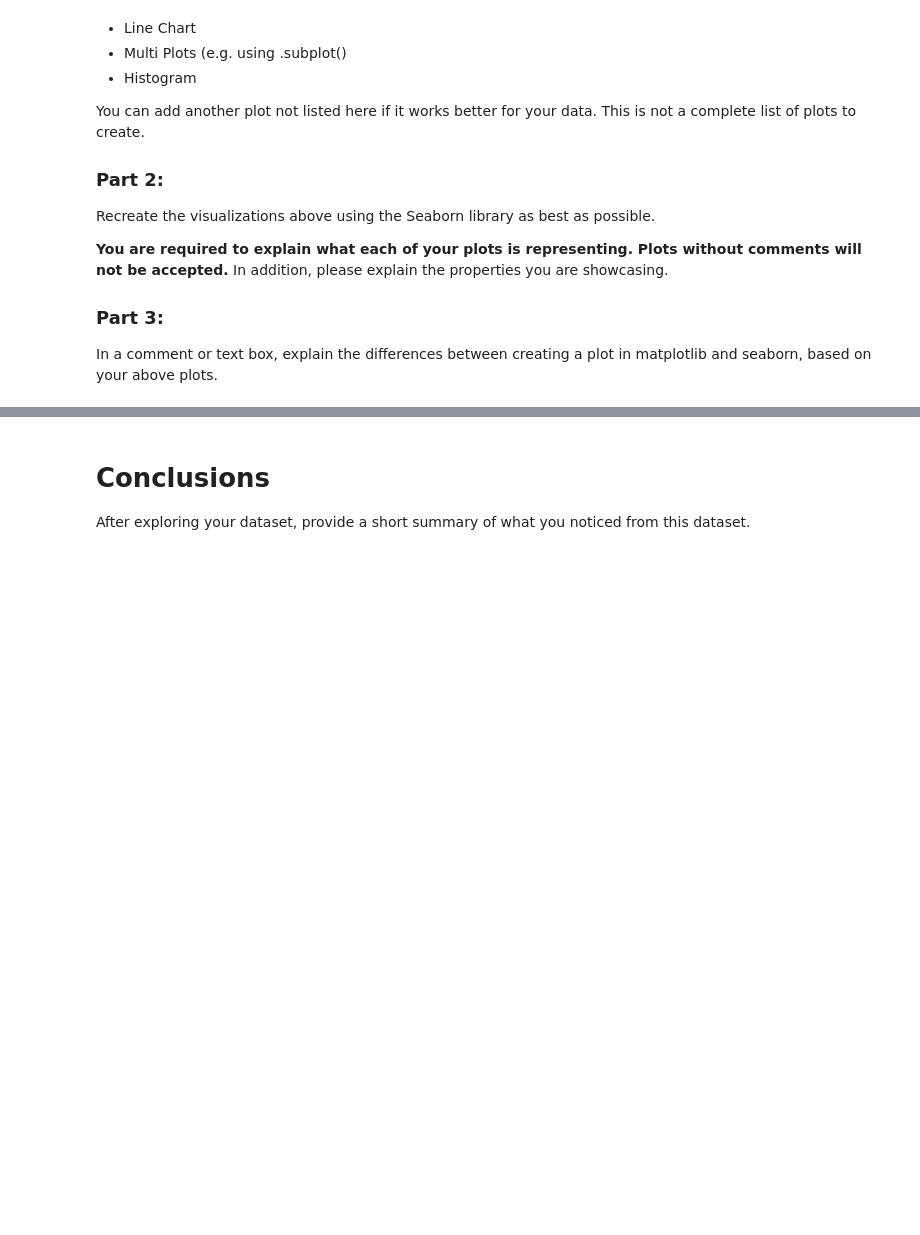
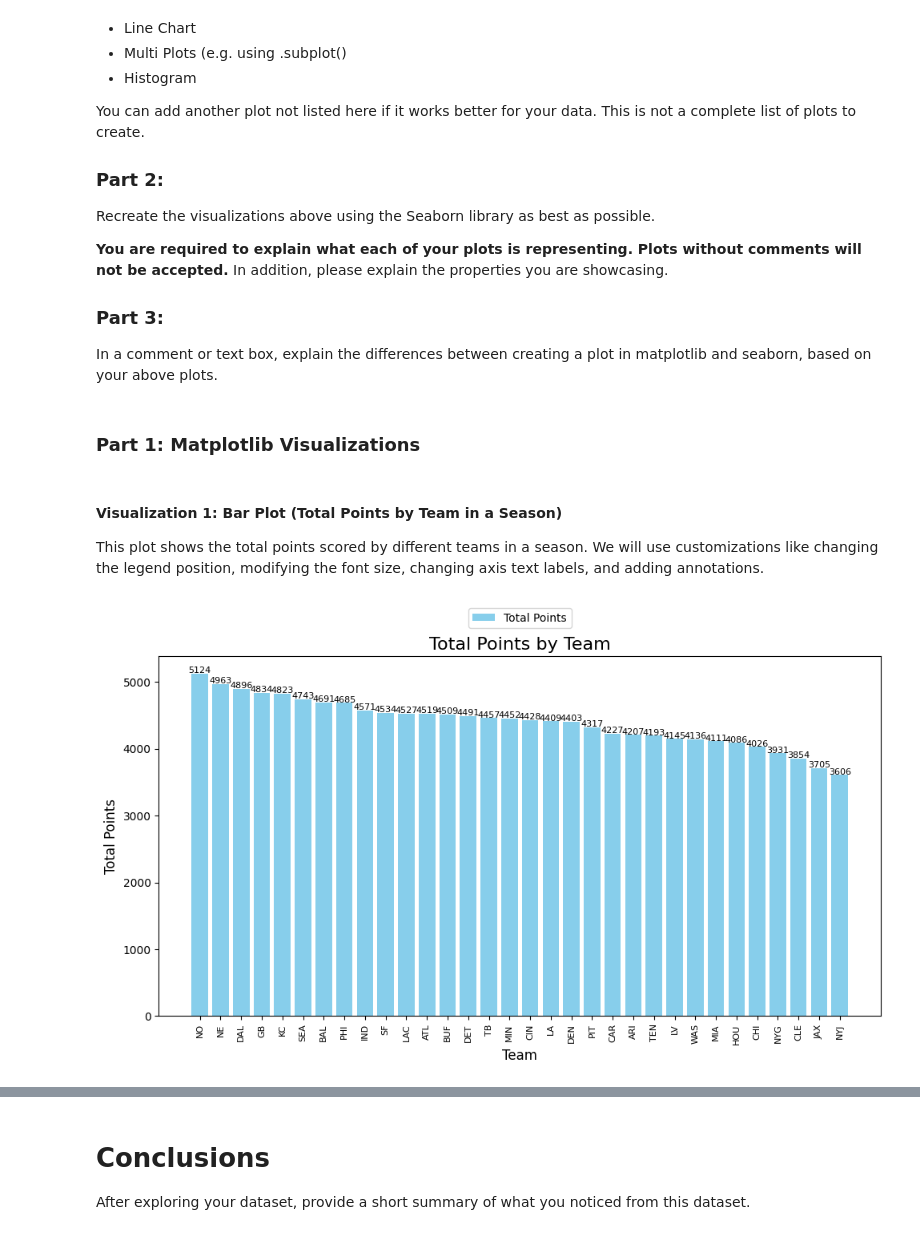
Before and after one commit to kai-ion/Data-602, a Jupyter notebook: Assignment 8/08_assignment.ipynb, the cells around one changed output, grey strips where cells are left out. Cells and saved outputs as stored; diff of their text form; code cells hidden in the pictures; blank space fills up the shorter version.

Commit message:
part 2

```diff
--- a/Assignment 8/08_assignment.ipynb
+++ b/Assignment 8/08_assignment.ipynb
@@ -315,3 +315,36 @@ Recreate the visualizations above using the Seaborn library as best as possible.
 
 ### **Part 3:**
 In a comment or text box, explain the differences between creating a plot in matplotlib and seaborn, based on your above plots.
+# %% [markdown]
+### **Part 1: Matplotlib Visualizations**
+# %% [markdown]
+#### Visualization 1: Bar Plot (Total Points by Team in a Season)
+This plot shows the total points scored by different teams in a season. We will use customizations like changing the legend position, modifying the font size, changing axis text labels, and adding annotations.
+# %%
+import matplotlib.pyplot as plt
+
+# Group data by team and season, and calculate the sum of points
+points_by_team = df.groupby('team')['total_points'].sum().sort_values(ascending=False)
+
+# Step 1: Create a bar plot
+plt.figure(figsize=(10, 6))
+plt.bar(points_by_team.index, points_by_team.values, color='skyblue')
+
+# Step 2: Customize the plot
+plt.title('Total Points by Team', fontsize=16)  # Change title
+plt.xlabel('Team', fontsize=12)  # Change x-label
+plt.ylabel('Total Points', fontsize=12)  # Change y-label
+plt.xticks(rotation=90, fontsize=8)  # Modify x-axis labels
+
+# Add annotations (text on top of bars)
+for i, v in enumerate(points_by_team.values):
+    plt.text(i, v + 10, str(v), ha='center', fontsize=8)
+
+# Step 3: Add a legend outside the plot
+plt.legend(['Total Points'], loc='upper center', fontsize=10, bbox_to_anchor=(0.5, 1.15))
+
+# Show the plot
+plt.tight_layout()
+plt.show()
+# %% [output]
+[figure, added]
```
Also changed, not shown: parts of 4 cells of this notebook.
